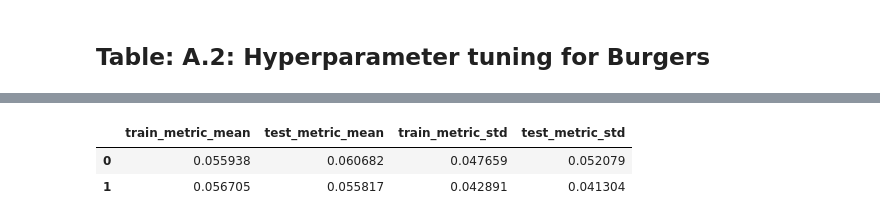
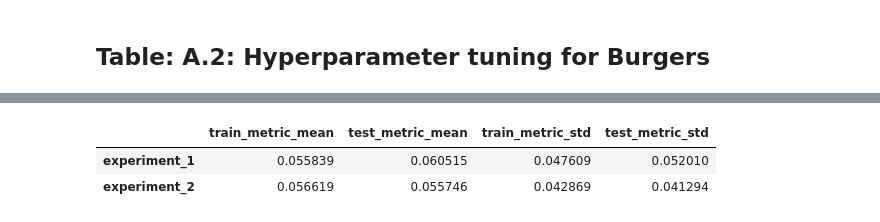
Before and after one commit to BTP-2026/PINTO, a Jupyter notebook: Burgers/Post_processing/Burgers_Post_Processing.ipynb, the cells around one changed output, grey strips where cells are left out. Cells and saved outputs as stored; diff of their text form; code cells hidden in the pictures.

```diff
--- a/Burgers/Post_processing/Burgers_Post_Processing.ipynb
+++ b/Burgers/Post_processing/Burgers_Post_Processing.ipynb
@@ -324,38 +324,38 @@ metrics
 # %% [markdown]
 ## Table: A.2: Hyperparameter tuning for Burgers
 # %%
-def get_metrics(elist, ddir, idx_seq, mdir, train_indices, test_indices, index):
+# def get_metrics(elist, ddir, idx_seq, mdir, train_indices, test_indices, index, tlim=1.):
 
-	(txtrain, tttrain, tutrain, txbc_train, ttbc_train, tubc_train,
-  txtest, tttest, tutest, txbc_test, ttbc_test, tubc_test) = get_train_data(data_dir=ddir, idx_seq=idx_seq, train_indices=train_indices,
-                                                              test_indices=test_indices)
-	train_metric_mean = []
-	test_metric_mean = []
-	train_metric_std = []
-	test_metric_std = []
-	for i, j in enumerate(elist):
-		model = tf.keras.models.load_model(mdir[i])
+# 	(txtrain, tttrain, tutrain, txbc_train, ttbc_train, tubc_train,
+#   txtest, tttest, tutest, txbc_test, ttbc_test, tubc_test) = get_train_data(data_dir=ddir, idx_seq=idx_seq, train_indices=train_indices,
+#                                                               test_indices=test_indices, tlim=tlim)
+# 	train_metric_mean = []
+# 	test_metric_mean = []
+# 	train_metric_std = []
+# 	test_metric_std = []
+# 	for i, j in enumerate(elist):
+# 		model = tf.keras.models.load_model(mdir[i])
 
-		train_pred = model.predict([txtrain, tttrain, txbc_train, ttbc_train, tubc_train], batch_size=4096)
-		test_pred = model.predict([txtest, tttest, txbc_test, ttbc_test, tubc_test], batch_size=4096)
+# 		train_pred = model.predict([txtrain, tttrain, txbc_train, ttbc_train, tubc_train], batch_size=4096)
+# 		test_pred = model.predict([txtest, tttest, txbc_test, ttbc_test, tubc_test], batch_size=4096)
 
-		train_metric_mean.append(np.mean(abs((tutrain - train_pred)/(1 + abs(tutrain)))))
-		test_metric_mean.append(np.mean(abs((tutest - test_pred)/(1 + abs(tutest)))))
-		train_metric_std.append(np.std(abs((tutrain - train_pred)/(1 + abs(tutrain)))))
-		test_metric_std.append(np.std(abs((tutest - test_pred)/(1 + abs(tutest)))))
+# 		train_metric_mean.append(np.mean(abs((tutrain - train_pred)/(1 + abs(tutrain)))))
+# 		test_metric_mean.append(np.mean(abs((tutest - test_pred)/(1 + abs(tutest)))))
+# 		train_metric_std.append(np.std(abs((tutrain - train_pred)/(1 + abs(tutrain)))))
+# 		test_metric_std.append(np.std(abs((tutest - test_pred)/(1 + abs(tutest)))))
 
-	return pd.DataFrame({'train_metric_mean': train_metric_mean, 'test_metric_mean': test_metric_mean,
-                      'train_metric_std': train_metric_std, 'test_metric_std': test_metric_std}, index=index)
+# 	return pd.DataFrame({'train_metric_mean': train_metric_mean, 'test_metric_mean': test_metric_mean,
+#                       'train_metric_std': train_metric_std, 'test_metric_std': test_metric_std}, index=index)
 # %%
 elist = [1, 2]
 base_dir = '../Trained_models/Hyperparameter_tuning/experiment_'
 mdir = [ base_dir + str(i) + '/experiment_' + str(i) + '_model' for i in elist ]
 idx_seq = pd.read_csv(base_dir + str(1) + '/seq.csv')['sensor_indices'].values
-ddir = '/mnt/PDE_Bench_data/burgers_1d_t10.mat'
+# ddir = '/mnt/PDE_Bench_data/burgers_1d_t10.mat'
 train_indices = np.arange(80)
 test_indices = np.arange(80, 100)
 
-metrics = get_metrics(elist, ddir, idx_seq, mdir, train_indices, test_indices, index=['experiment_1', 'experiment_2'])
+metrics = get_metrics(ddir, idx_seq, mdir, train_indices, test_indices, index=['experiment_1', 'experiment_2'], tlim=10.)
 
 metrics
 # %% [output]
@@ -368,6 +368,6 @@ WARNING:tensorflow:No training configuration found in save file, so the model wa
 |  | train_metric_mean | test_metric_mean | train_metric_std | test_metric_std |
-| 0 | 0.055938 | 0.060682 | 0.047659 | 0.052079 |
-| 1 | 0.056705 | 0.055817 | 0.042891 | 0.041304 |
+| experiment_1 | 0.055839 | 0.060515 | 0.047609 | 0.052010 |
+| experiment_2 | 0.056619 | 0.055746 | 0.042869 | 0.041294 |
 # %%
 elist = [3]
 base_dir = '../Trained_models/Hyperparameter_tuning/experiment_'
```
Also changed, not shown: parts of 18 cells of this notebook, 26 other files.
